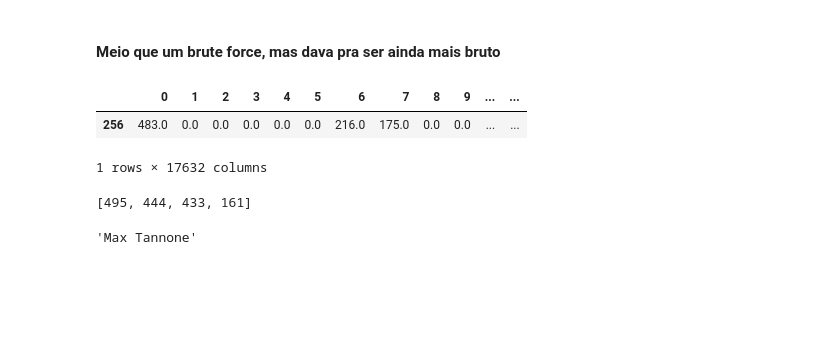
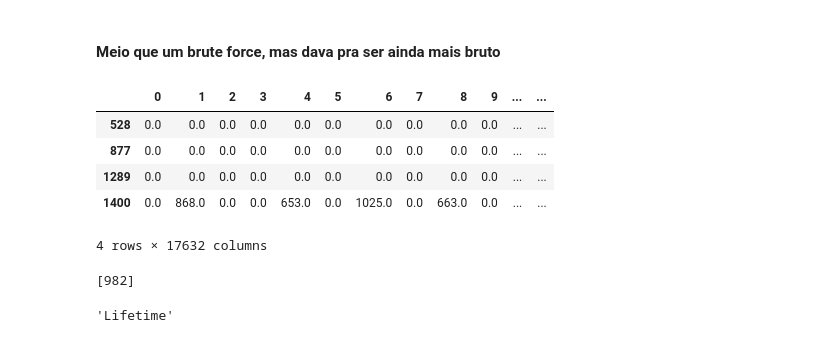
Before and after one commit to bvcl/MinWebProject, a Jupyter notebook: Recommender.ipynb, the cells around one changed output. Saved outputs shown, nothing was run; the diff lists cells and outputs as text; code cells hidden in the pictures; blank space fills up the shorter version.

```diff
--- a/Recommender.ipynb
+++ b/Recommender.ipynb
@@ -70,9 +70,9 @@ testCP2 = testCP.copy()
 mylisttest = []
 for i in range(17632):
     mylisttest.append(0)
-for i in range(100):
+for i in range(20):
     rpos = randint(0,17632)
-    rvalue = randint(0,500)
+    rvalue = randint(0,1000)
     mylisttest[rpos] = rvalue
 mylisttest = pd.DataFrame(list(zip(mylisttest)),columns=['a'])
 # %%
@@ -116,26 +116,29 @@ artistaRecomendado
 # %%
 testRec = testCP.copy()
 testRecAux = []
 similars2 = []
 for i in range(len(mlto)):
     if mlto['a'][i] > 0:
         testRecAux = testRec.copy()
-        testRec = testRec.drop(testRec[testRec[testRec.columns[int(mlto.index[i])]] < 1].index)
+        testRec = testRec.drop(testRec[testRec[testRec.columns[int(mlto['index'][i])]] < 1].index)
         if len(testRec) == 0:
             testRec = testRecAux.copy()
         else:
             similars2.append(mlto['a'][i])
     else:
         break
 testRec
 # %% [output]
 |  | 0 | 1 | 2 | 3 | 4 | 5 | 6 | 7 | 8 | 9 | ... | ... |
-| 256 | 483.0 | 0.0 | 0.0 | 0.0 | 0.0 | 0.0 | 216.0 | 175.0 | 0.0 | 0.0 | ... | ... |
+| 528 | 0.0 | 0.0 | 0.0 | 0.0 | 0.0 | 0.0 | 0.0 | 0.0 | 0.0 | 0.0 | ... | ... |
+| 877 | 0.0 | 0.0 | 0.0 | 0.0 | 0.0 | 0.0 | 0.0 | 0.0 | 0.0 | 0.0 | ... | ... |
+| 1289 | 0.0 | 0.0 | 0.0 | 0.0 | 0.0 | 0.0 | 0.0 | 0.0 | 0.0 | 0.0 | ... | ... |
+| 1400 | 0.0 | 868.0 | 0.0 | 0.0 | 653.0 | 0.0 | 1025.0 | 0.0 | 663.0 | 0.0 | ... | ... |
-1 rows × 17632 columns
+4 rows × 17632 columns
 # %%
 similars2
 # %% [output]
-[495, 444, 433, 161]
+[982]
 # %%
 testCP3 = testCP.copy()
 mostSimilarPref2 = testCP3.T[testRec.index[0]]
@@ -152,4 +155,4 @@ for i in range(len(artists)):
         break
 artistaRecomendado
 # %% [output]
-'Max Tannone'
+'Lifetime'
```
Also changed, not shown: parts of 15 cells of this notebook.
